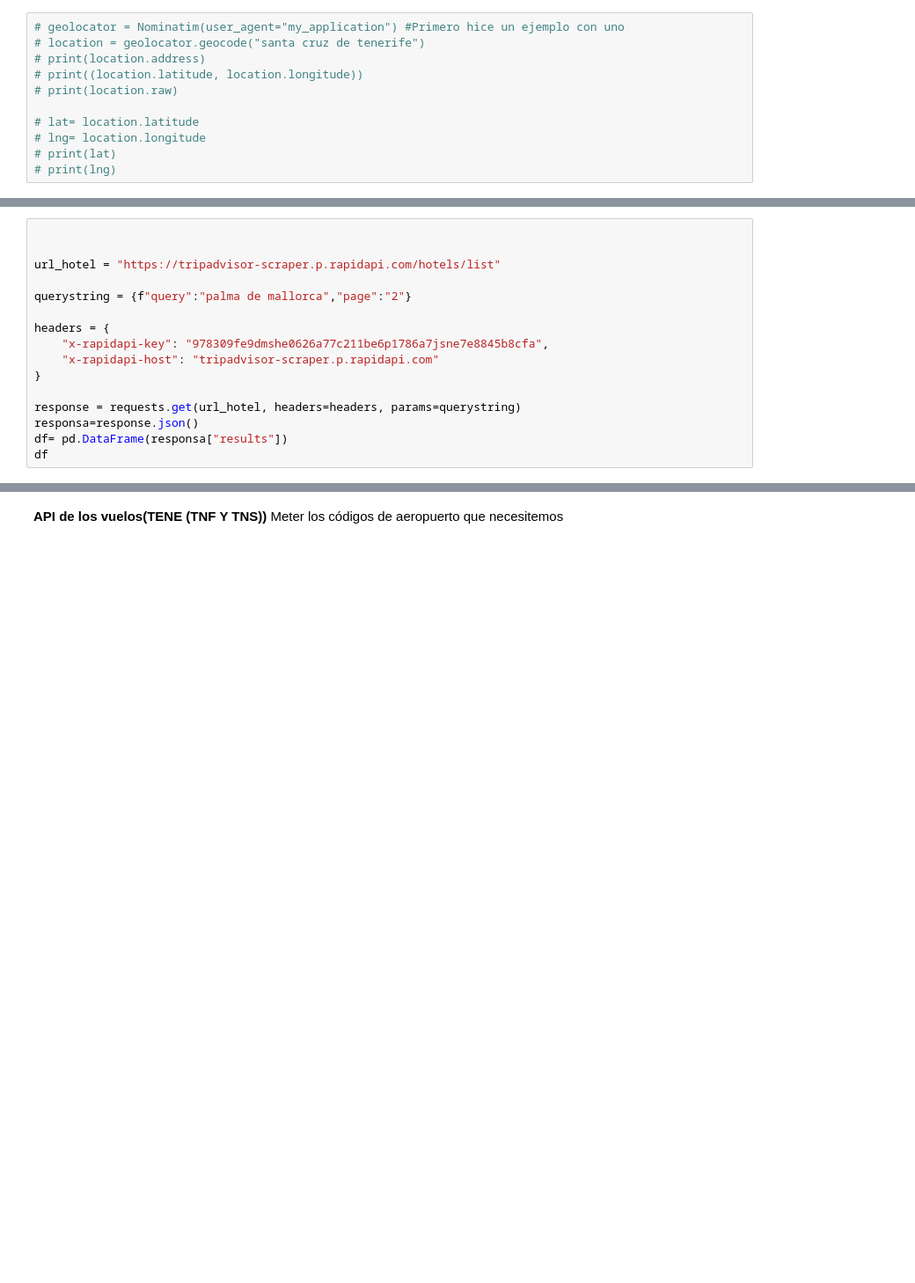
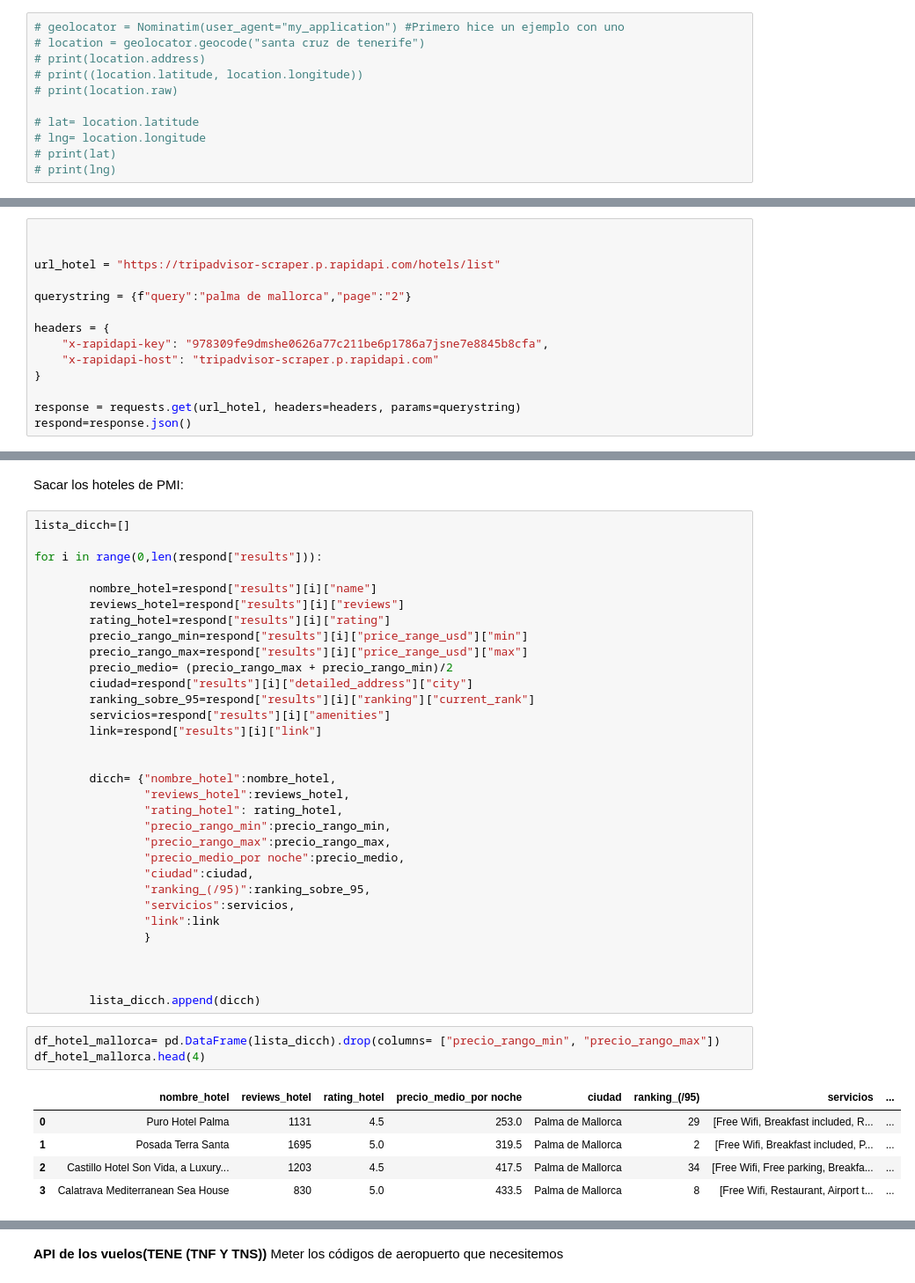
Before and after one commit to jgilsu11/Proyecto3-Explorando-Viajes, a Jupyter notebook: viaje.ipynb, the cells around one changed output, grey strips where cells are left out. Shown: that part at 88% size. Cells and saved outputs as stored; diff of their text form; blank space fills up the shorter version.

Commit message:
Subida con api de hoteles casi hecha (falta ponerlo en función)

```diff
--- a/viaje.ipynb
+++ b/viaje.ipynb
@@ -36,6 +168,4 @@ headers = {
 }
 
 response = requests.get(url_hotel, headers=headers, params=querystring)
-responsa=response.json()
-df= pd.DataFrame(responsa["results"])
-df
+respond=response.json()
@@ -50,0 +215,43 @@ df.head(2)
+# %% [markdown]
+Sacar los hoteles de PMI:
+# %%
+lista_dicch=[]
+
+for i in range(0,len(respond["results"])):
+
+        nombre_hotel=respond["results"][i]["name"]
+        reviews_hotel=respond["results"][i]["reviews"]
+        rating_hotel=respond["results"][i]["rating"]
+        precio_rango_min=respond["results"][i]["price_range_usd"]["min"]
+        precio_rango_max=respond["results"][i]["price_range_usd"]["max"]
+        precio_medio= (precio_rango_max + precio_rango_min)/2
+        ciudad=respond["results"][i]["detailed_address"]["city"]
+        ranking_sobre_95=respond["results"][i]["ranking"]["current_rank"]
+        servicios=respond["results"][i]["amenities"]
+        link=respond["results"][i]["link"]
+
+
+        dicch= {"nombre_hotel":nombre_hotel,
+                "reviews_hotel":reviews_hotel,
+                "rating_hotel": rating_hotel,
+                "precio_rango_min":precio_rango_min,
+                "precio_rango_max":precio_rango_max,
+                "precio_medio_por noche":precio_medio,
+                "ciudad":ciudad,
+                "ranking_(/95)":ranking_sobre_95,
+                "servicios":servicios,
+                "link":link
+                }
+
+
+
+        lista_dicch.append(dicch)
+# %%
+df_hotel_mallorca= pd.DataFrame(lista_dicch).drop(columns= ["precio_rango_min", "precio_rango_max"])
+df_hotel_mallorca.head(4)
+# %% [output]
+|  | nombre_hotel | reviews_hotel | rating_hotel | precio_medio_por noche | ciudad | ranking_(/95) | servicios | ... |
+| 0 | Puro Hotel Palma | 1131 | 4.5 | 253.0 | Palma de Mallorca | 29 | [Free Wifi, Breakfast included, R... | ... |
+| 1 | Posada Terra Santa | 1695 | 5.0 | 319.5 | Palma de Mallorca | 2 | [Free Wifi, Breakfast included, P... | ... |
+| 2 | Castillo Hotel Son Vida, a Luxury... | 1203 | 4.5 | 417.5 | Palma de Mallorca | 34 | [Free Wifi, Free parking, Breakfa... | ... |
+| 3 | Calatrava Mediterranean Sea House | 830 | 5.0 | 433.5 | Palma de Mallorca | 8 | [Free Wifi, Restaurant, Airport t... | ... |
```
Also changed, not shown: parts of 23 cells of this notebook, 3 other files.
